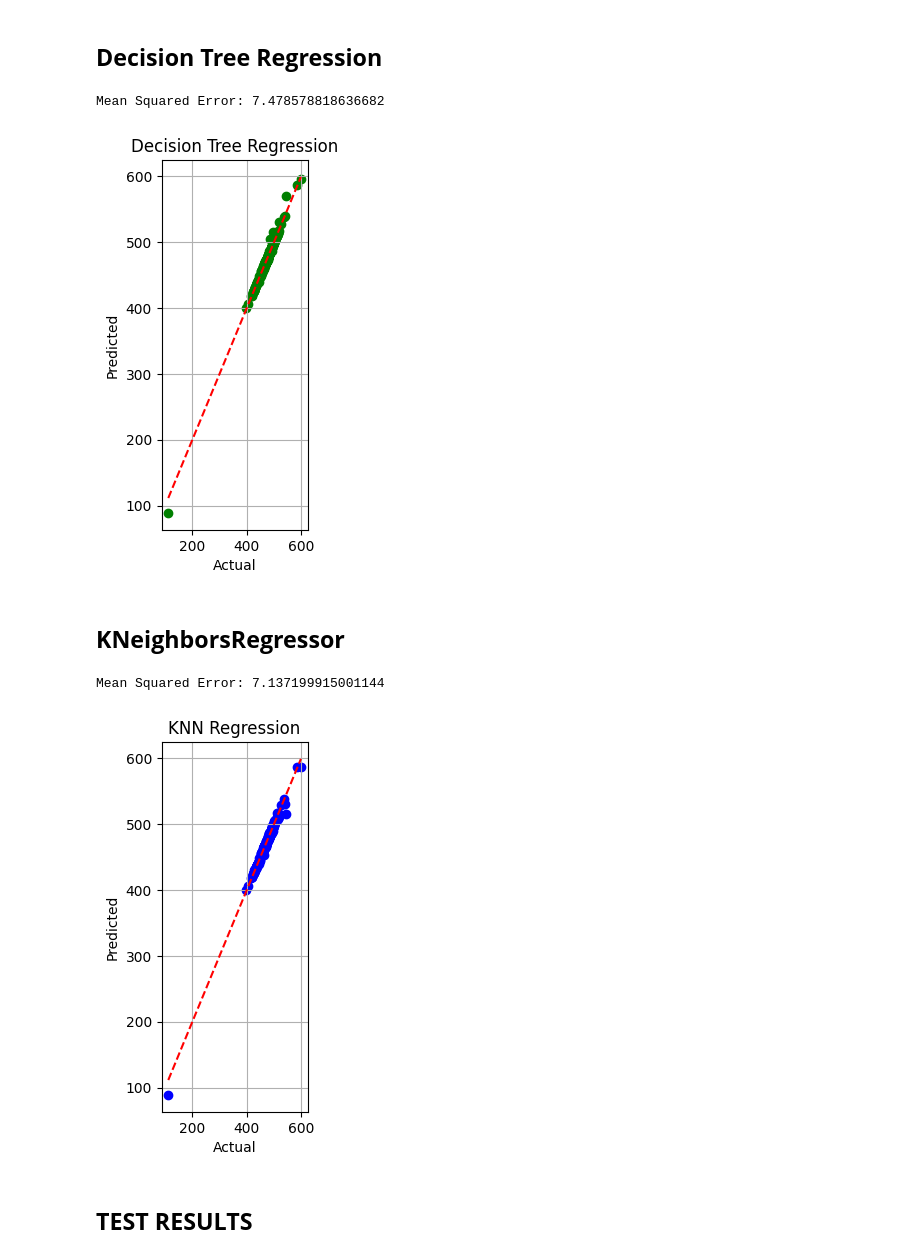
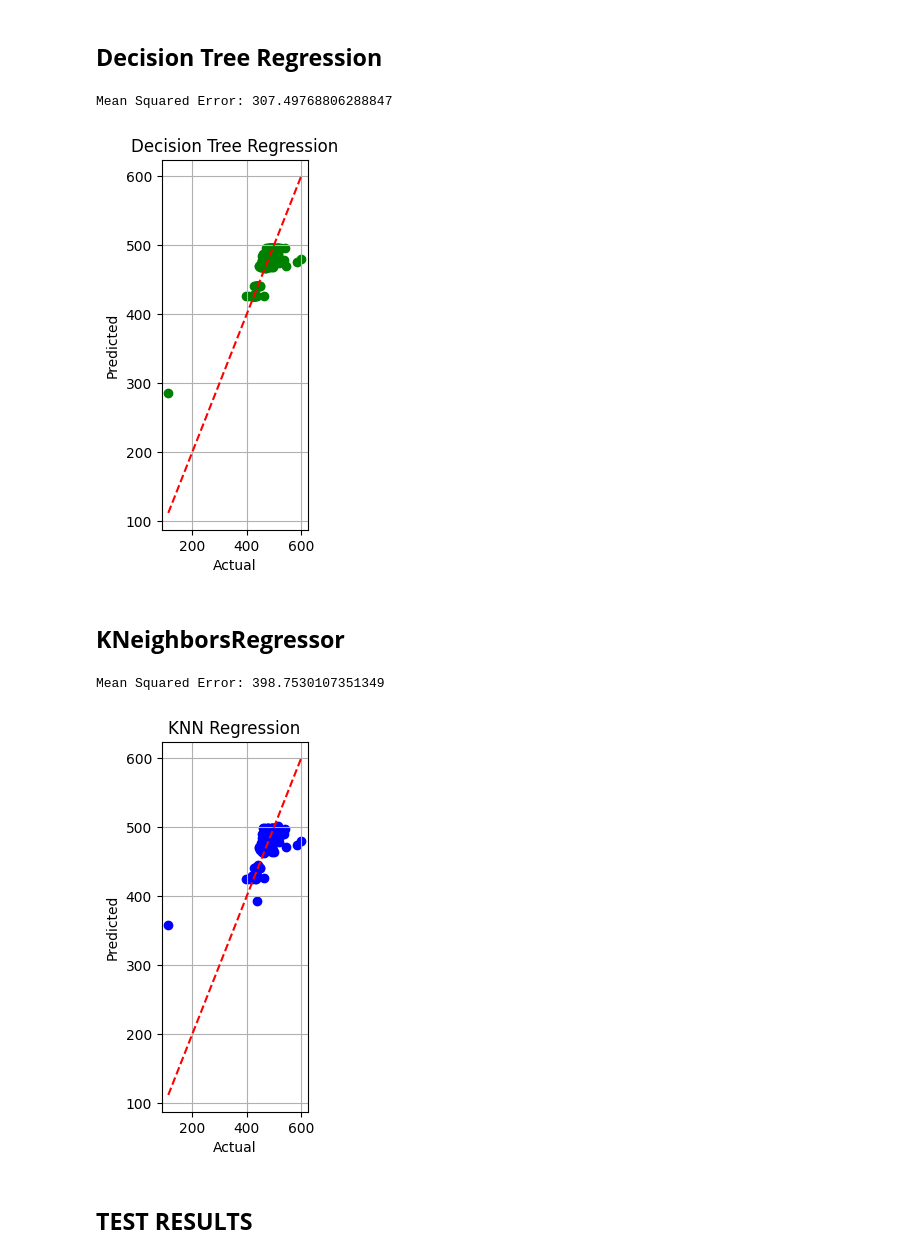
Before and after one commit to likhithkanigolla/zf-dt-backend, a Jupyter notebook: ml-models/Sand Data Analysis.ipynb, the cells around one changed output. Cells and saved outputs as stored; diff of their text form; code cells hidden in the pictures.

```diff
--- a/ml-models/Sand Data Analysis.ipynb
+++ b/ml-models/Sand Data Analysis.ipynb
@@ -116,10 +116,7 @@ plt.figure(figsize=(10, 10))
 # %%
 #Logistic Regression
 #Take Value of Sand to test this
-x = df.drop("Sand", axis=1)
-y = df["Sand"]
 #object creation
 model_log_r= LogisticRegression()
-x_train, x_test, y_train, y_test = train_test_split(x, y, test_size=0.2, random_state=42)
 # %%
 model_log_r.fit(x_train, y_train)
@@ -199,7 +174,7 @@ from sklearn.metrics import mean_squared_error
 
 # Assuming x_train, x_test, y_train, y_test are already defined
 
-degree = 3
+degree = 2
 poly_features = PolynomialFeatures(degree=degree)
 
 x_poly_train = poly_features.fit_transform(x_train)
@@ -216,5 +191,5 @@ intercept = poly_regressor.intercept_
 coefficients = poly_regressor.coef_
 print("Linear Regression Equation:")
 # print(f"y = {intercept} + {coefficients[0]} * x1 + {coefficients[1]} * x2 + ...")
-print(coefficients)
+# print(coefficients)
 # %% [output]
@@ -235,7 +201,16 @@ Linear Regression Equation:
 from sklearn.ensemble import RandomForestRegressor
 
 #TESTED TILL 30
-rf_regressor = RandomForestRegressor(random_state=42, max_depth = 24)
+# depth =30
+# for i in range(depth):
+#     rf_regressor = RandomForestRegressor(random_state=42, max_depth = i+1)
+#     rf_regressor.fit(x_train, y_train)
+#     y_pred_rf = rf_regressor.predict(x_test)
+
+#     mse_rfr = mean_squared_error(y_test, y_pred_rf)
+#     print("Mean Squared Error:",i+1 ," Depth: ", mse_rfr)
+
+rf_regressor = RandomForestRegressor(random_state=42, max_depth = 4)
 rf_regressor.fit(x_train, y_train)
 y_pred_rf = rf_regressor.predict(x_test)
 
@@ -260,8 +268,17 @@ Mean Squared Error: 7.590145093194568
 # %%
 from sklearn.tree import DecisionTreeRegressor
 
-#TESTED TILL 30
-dt_regressor = DecisionTreeRegressor(random_state=99, max_depth = 16)
+# #TESTED TILL 30
+# depth =30
+# for i in range(depth):
+#     dt_regressor = DecisionTreeRegressor(random_state=99, max_depth = i+1)
+#     dt_regressor.fit(x_train, y_train)
+#     y_pred_dt = dt_regressor.predict(x_test)
+#     mse_dtr = mean_squared_error(y_test, y_pred_dt)
+#     print("Mean Squared Error:",i+1, " Depth:---- ",mse_dtr)
+
+
+dt_regressor = DecisionTreeRegressor(random_state=99, max_depth = 4)
 dt_regressor.fit(x_train, y_train)
 y_pred_dt = dt_regressor.predict(x_test)
 mse_dtr = mean_squared_error(y_test, y_pred_dt)
@@ -275,29 +292,37 @@ plt.ylabel('Predicted')
 plt.title('Decision Tree Regression')
 plt.grid(True)
 # %% [output]
-Mean Squared Error: 7.478578818636682
+Mean Squared Error: 307.49768806288847
-[figure, old version]
+[figure, new version]
 # %% [markdown]
 ## **KNeighborsRegressor**
 # %%
 from sklearn.neighbors import KNeighborsRegressor
-k = 1
-#TESTED TILL 15
-knn_regressor = KNeighborsRegressor(n_neighbors=1)
+k = 15
+#TESTED TILL 30
+# for i in range(k):
+#     knn_regressor = KNeighborsRegressor(n_neighbors=i+1)
+#     knn_regressor.fit(x_train, y_train)
+#     y_pred_knn = knn_regressor.predict(x_test)
+#     mse_knn = mean_squared_error(y_test, y_pred_knn)
+#     print("Mean Squared Error:", i+1 , "Neib",mse_knn)
+
+
+knn_regressor = KNeighborsRegressor(n_neighbors=15)
 knn_regressor.fit(x_train, y_train)
 y_pred_knn = knn_regressor.predict(x_test)
 mse_knn = mean_squared_error(y_test, y_pred_knn)
 print("Mean Squared Error:", mse_knn)
 
 plt.subplot(1, 3, 1)
 plt.scatter(y_test, y_pred_knn, color='blue')
 plt.plot([min(y_test), max(y_test)], [min(y_test), max(y_test)], linestyle='--', color='red')
 plt.xlabel('Actual')
 plt.ylabel('Predicted')
 plt.title('KNN Regression')
 plt.grid(True)
 # %% [output]
-Mean Squared Error: 7.137199915001144
+Mean Squared Error: 398.7530107351349
-[figure, old version]
+[figure, new version]
 # %% [markdown]
 ## **TEST RESULTS**
```
Also changed, not shown: parts of 20 cells of this notebook.
